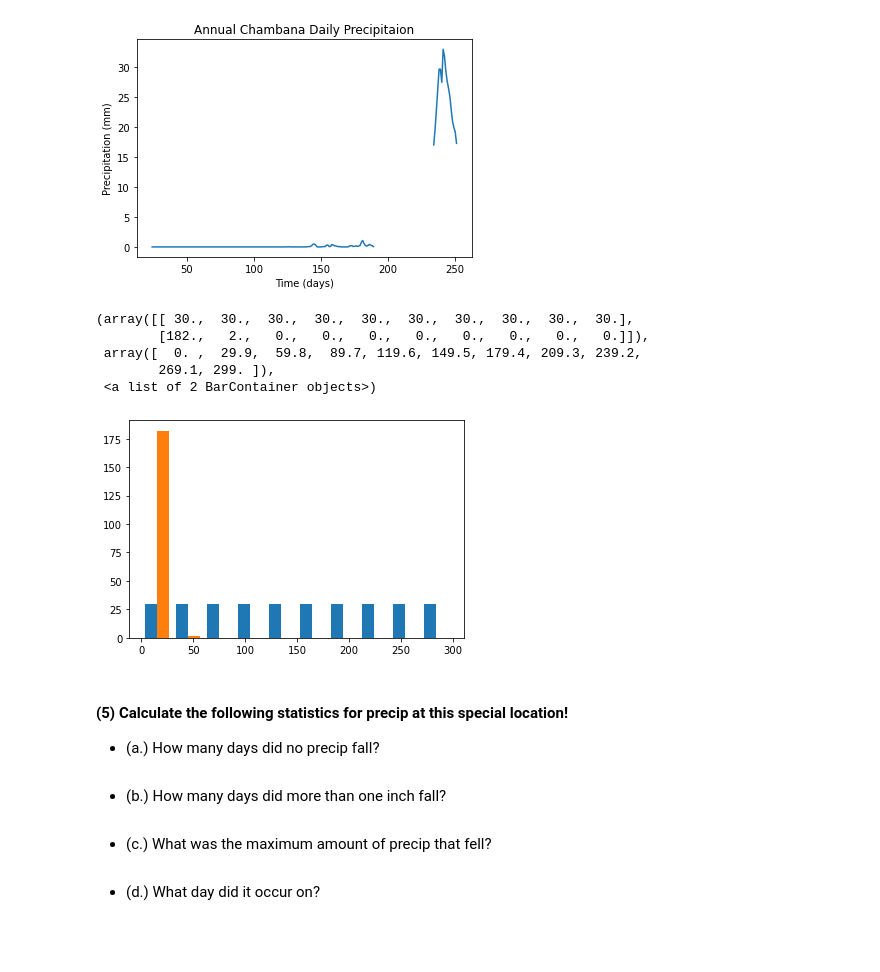
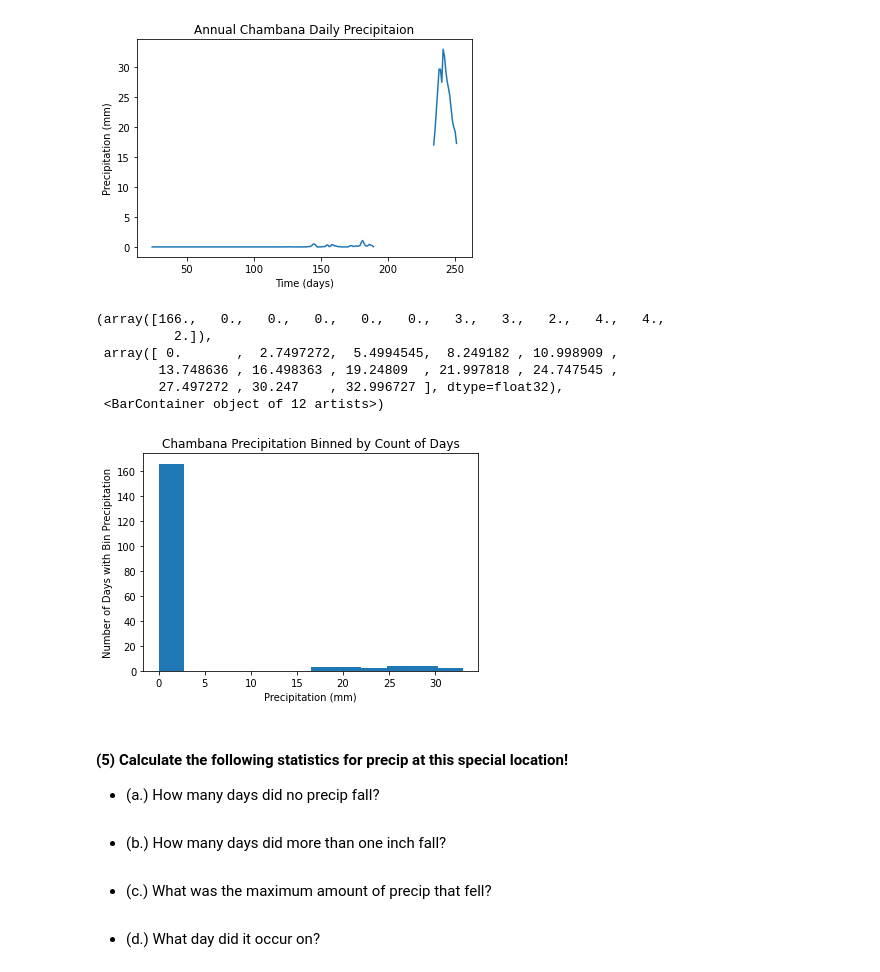
Before and after one commit to bjwhite-fnal/jupyter-notes-docker, a Jupyter notebook: uiuc_jupyter/uiuc_notebooks/Assignment4_Students.ipynb, the cells around one changed output. Cells and saved outputs as stored; diff of their text form; code cells hidden in the pictures; blank space fills up the shorter version.

```diff
--- a/uiuc_jupyter/uiuc_notebooks/Assignment4_Students.ipynb
+++ b/uiuc_jupyter/uiuc_notebooks/Assignment4_Students.ipynb
@@ -144,12 +146,13 @@ Doing this in a for loop would be terribly slow, as the loop would then be execu
 # %%
 # how the hell?
 # %%
-#ok workaround for now
+# B
 mod = 100
 uiuc_lat = lat[mod]
 uiuc_lon = lon[mod]
 uiuc_lat_idx = mod
 uiuc_lon_idx = mod
+array_location = (uiuc_lat_idx, uiuc_lon_idx)
 print(f'Location:\n\tLat: {uiuc_lat}\n\tLon: {uiuc_lon}')
 # %% [output]
 Location:
@@ -167,16 +172,20 @@ plt.plot(np.arange(300), precip[uiuc_lat_idx,uiuc_lon_idx])
 # %% [output]
 [<matplotlib.lines.Line2D at 0x...>]
 [figure]
-# %%
-hist_data = [ np.arange(300), precip[uiuc_lat_idx,uiuc_lon_idx] ]
-plt.hist(hist_data, bins=10)
-# %% [output]
-(array([[ 30.,  30.,  30.,  30.,  30.,  30.,  30.,  30.,  30.,  30.],
-        [182.,   2.,   0.,   0.,   0.,   0.,   0.,   0.,   0.,   0.]]),
- array([  0. ,  29.9,  59.8,  89.7, 119.6, 149.5, 179.4, 209.3, 239.2,
-        269.1, 299. ]),
- <a list of 2 BarContainer objects>)
-[figure, removed]
+# %%
+# E
+plt.xlabel('Precipitation (mm)')
+plt.ylabel('Number of Days with Bin Precipitation')
+plt.title('Chambana Precipitation Binned by Count of Days')
+plt.hist(precip[array_location] , bins=12)
+# %% [output]
+(array([166.,   0.,   0.,   0.,   0.,   0.,   3.,   3.,   2.,   4.,   4.,
+          2.]),
+ array([ 0.       ,  2.7497272,  5.4994545,  8.249182 , 10.998909 ,
+        13.748636 , 16.498363 , 19.24809  , 21.997818 , 24.747545 ,
+        27.497272 , 30.247    , 32.996727 ], dtype=float32),
+ <BarContainer object of 12 artists>)
+[figure, added]
 # %% [markdown]
 #### (5)  Calculate the following statistics for precip at this special location!
   - (a.) How many days did no precip fall?
```
Also changed, not shown: parts of 9 cells of this notebook.
